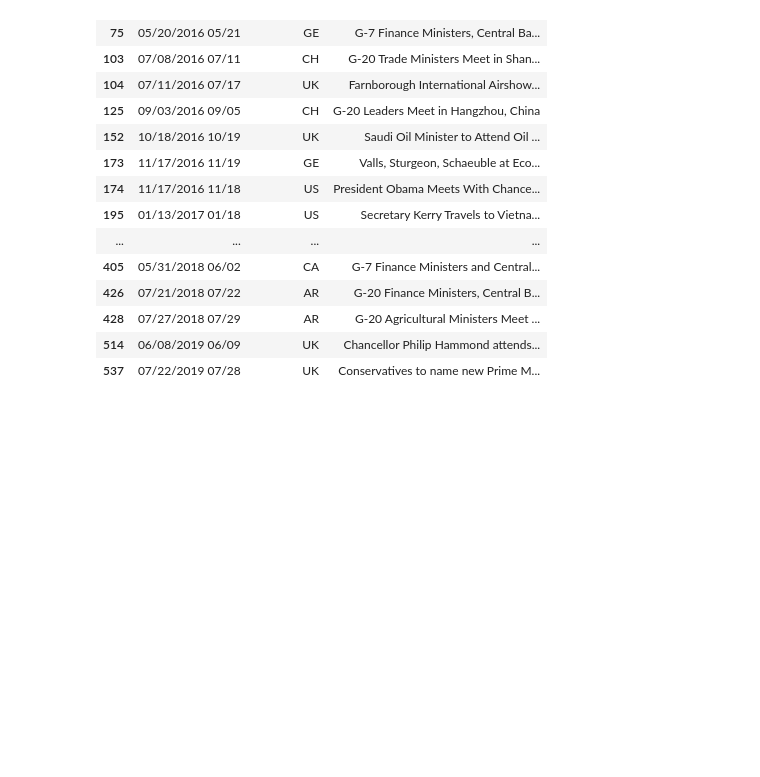
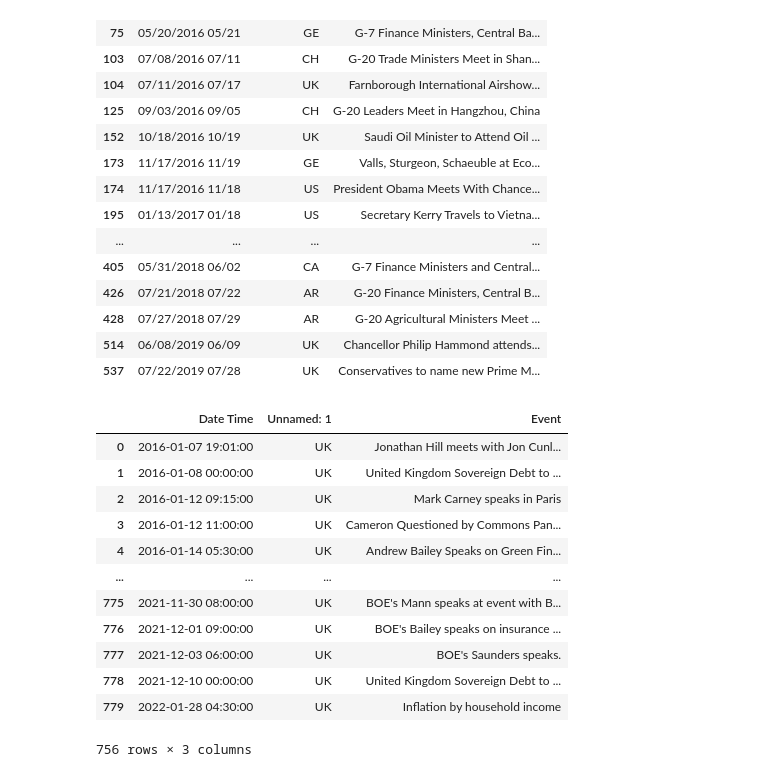
Before and after one commit to ADSMining/Mining, a Jupyter notebook: Notebooks/Economic notebooks/EconomicEvents.ipynb, the cells around one changed output. Saved outputs shown, nothing was run; the diff lists cells and outputs as text; code cells hidden in the pictures; blank space fills up the shorter version.

```diff
--- a/Notebooks/Economic notebooks/EconomicEvents.ipynb
+++ b/Notebooks/Economic notebooks/EconomicEvents.ipynb
@@ -77,3 +93,19 @@ clean_data[clean_data['Date Time'].apply(lambda x: isinstance(x, str))]
 | 428 | 07/27/2018 07/29 | AR | G-20 Agricultural Ministers Meet ... |
 | 514 | 06/08/2019 06/09 | UK | Chancellor Philip Hammond attends... |
 | 537 | 07/22/2019 07/28 | UK | Conservatives to name new Prime M... |
+# %%
+clean_data[clean_data['Date Time'].apply(lambda x: isinstance(x, datetime))]
+# %% [output]
+|  | Date Time | Unnamed: 1 | Event |
+| 0 | 2016-01-07 19:01:00 | UK | Jonathan Hill meets with Jon Cunl... |
+| 1 | 2016-01-08 00:00:00 | UK | United Kingdom Sovereign Debt to ... |
+| 2 | 2016-01-12 09:15:00 | UK | Mark Carney speaks in Paris |
+| 3 | 2016-01-12 11:00:00 | UK | Cameron Questioned by Commons Pan... |
+| 4 | 2016-01-14 05:30:00 | UK | Andrew Bailey Speaks on Green Fin... |
+| ... | ... | ... | ... |
+| 775 | 2021-11-30 08:00:00 | UK | BOE's Mann speaks at event with B... |
+| 776 | 2021-12-01 09:00:00 | UK | BOE's Bailey speaks on insurance ... |
+| 777 | 2021-12-03 06:00:00 | UK | BOE's Saunders speaks. |
+| 778 | 2021-12-10 00:00:00 | UK | United Kingdom Sovereign Debt to ... |
+| 779 | 2022-01-28 04:30:00 | UK | Inflation by household income |
+756 rows × 3 columns
```
Also changed, not shown: parts of 7 cells of this notebook.
